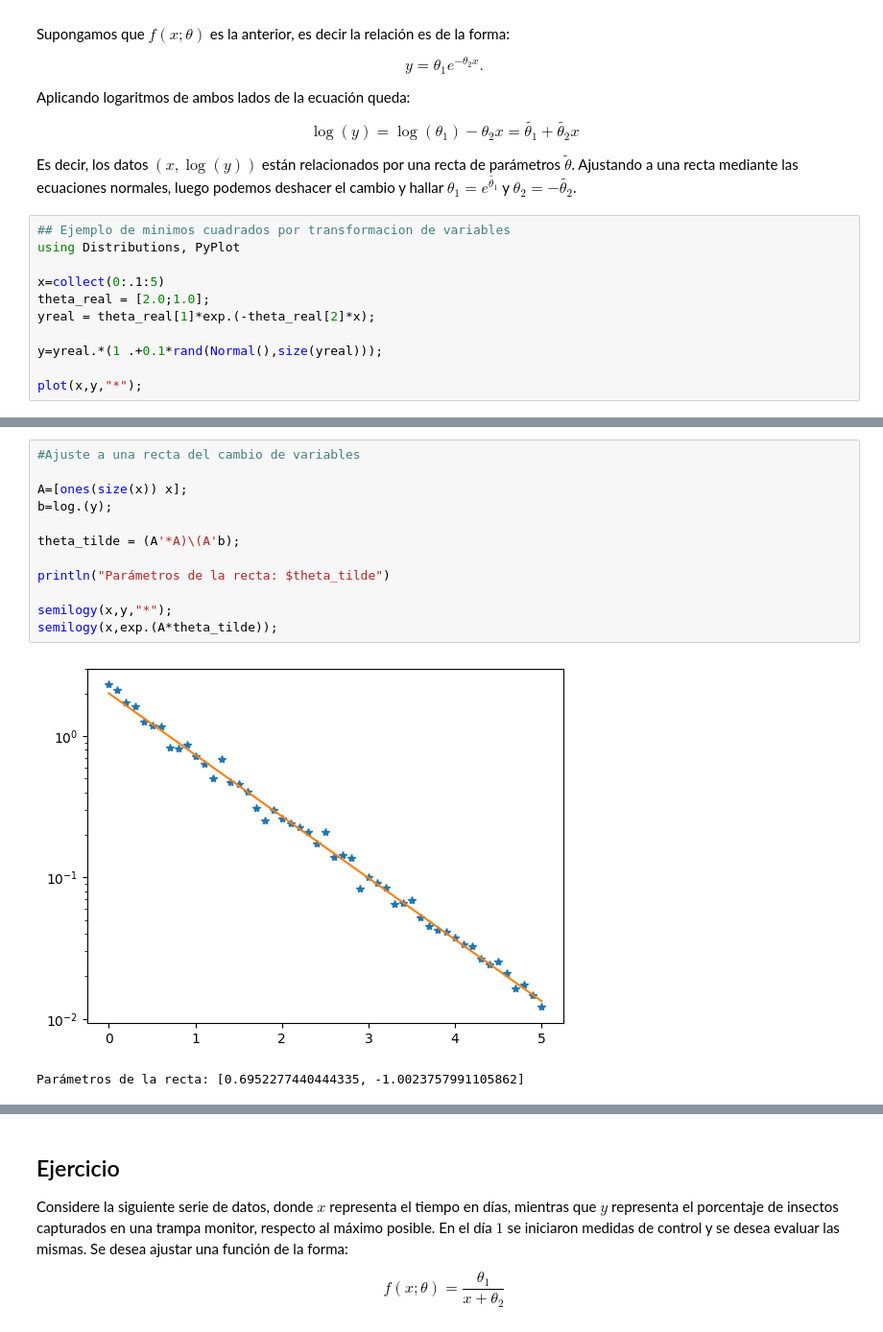
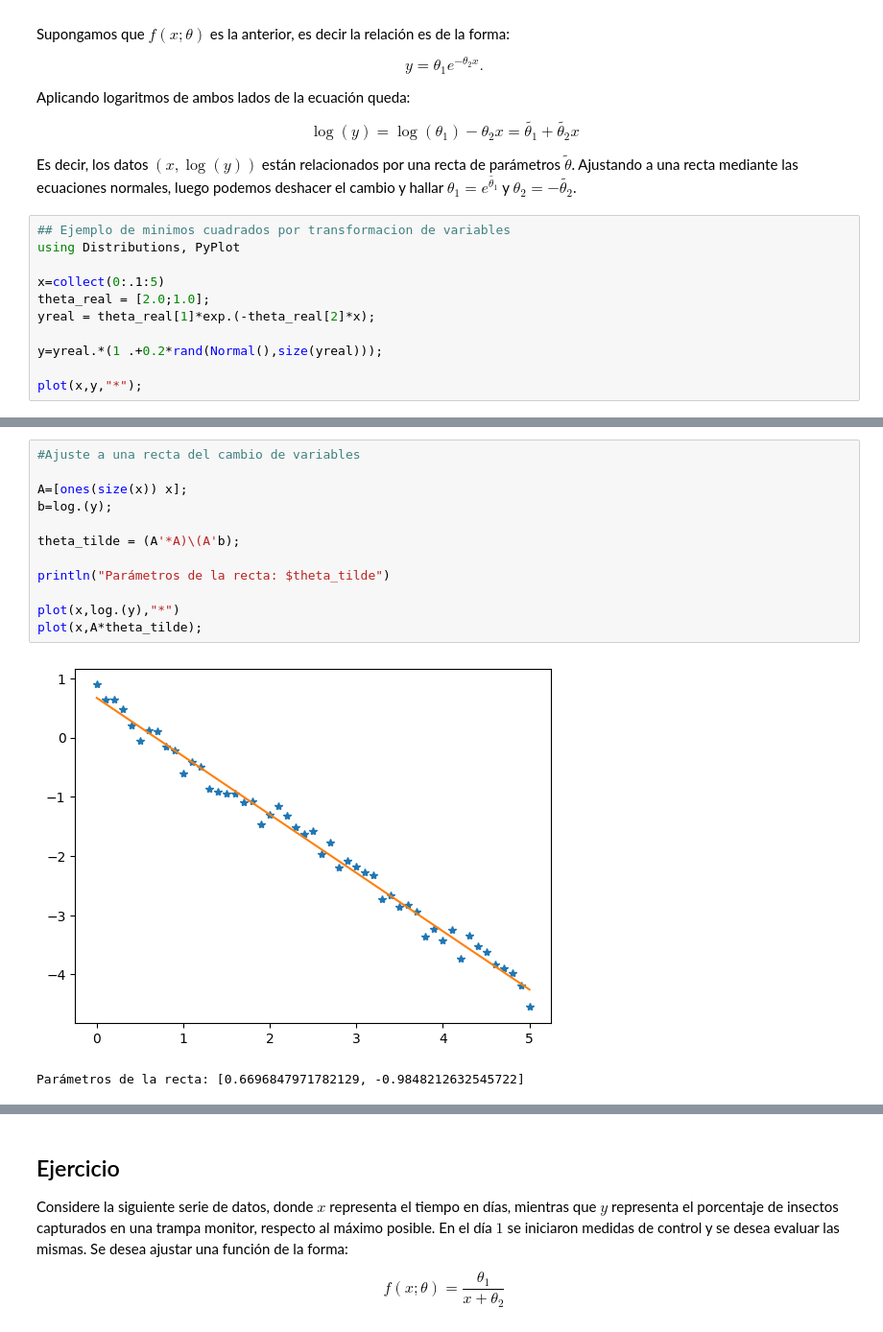
Before and after one commit to aferragu/curso_analisis_numerico, a Jupyter notebook: Minimos Cuadrados/Minimos Cuadrados No Lineales - Transformaciones de variables.ipynb, the cells around one changed output, grey strips where cells are left out. Shown at 96% size. Saved outputs shown, nothing was run; the diff lists cells and outputs as text.

```diff
--- a/Minimos Cuadrados/Minimos Cuadrados No Lineales - Transformaciones de variables.ipynb
+++ b/Minimos Cuadrados/Minimos Cuadrados No Lineales - Transformaciones de variables.ipynb
@@ -58,7 +58,7 @@ x=collect(0:.1:5)
 theta_real = [2.0;1.0];
 yreal = theta_real[1]*exp.(-theta_real[2]*x);
 
-y=yreal.*(1 .+0.1*rand(Normal(),size(yreal)));
+y=yreal.*(1 .+0.2*rand(Normal(),size(yreal)));
 
 plot(x,y,"*");
 # %% [output]
@@ -73,18 +73,18 @@ grid();
 # %%
 #Ajuste a una recta del cambio de variables
 
 A=[ones(size(x)) x];
 b=log.(y);
 
 theta_tilde = (A'*A)\(A'b);
 
 println("Parámetros de la recta: $theta_tilde")
 
-semilogy(x,y,"*");
-semilogy(x,exp.(A*theta_tilde));
+plot(x,log.(y),"*")
+plot(x,A*theta_tilde);
 # %% [output]
-[figure, old version]
+[figure, new version]
-Parámetros de la recta: [0.6952277440444335, -1.0023757991105862]
+Parámetros de la recta: [0.6696847971782129, -0.9848212632545722]
 # %%
 # Recupero los valores de theta deshaciendo el cambio
 
```
Also changed, not shown: parts of 3 cells of this notebook, 1 other file.
